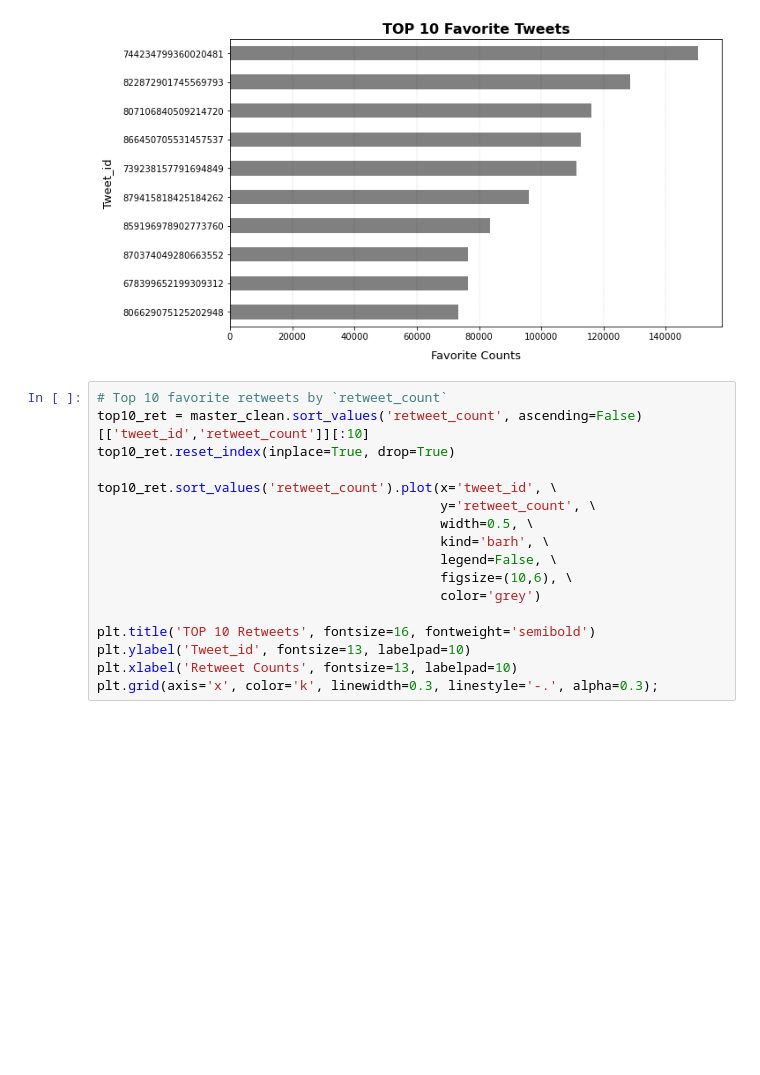
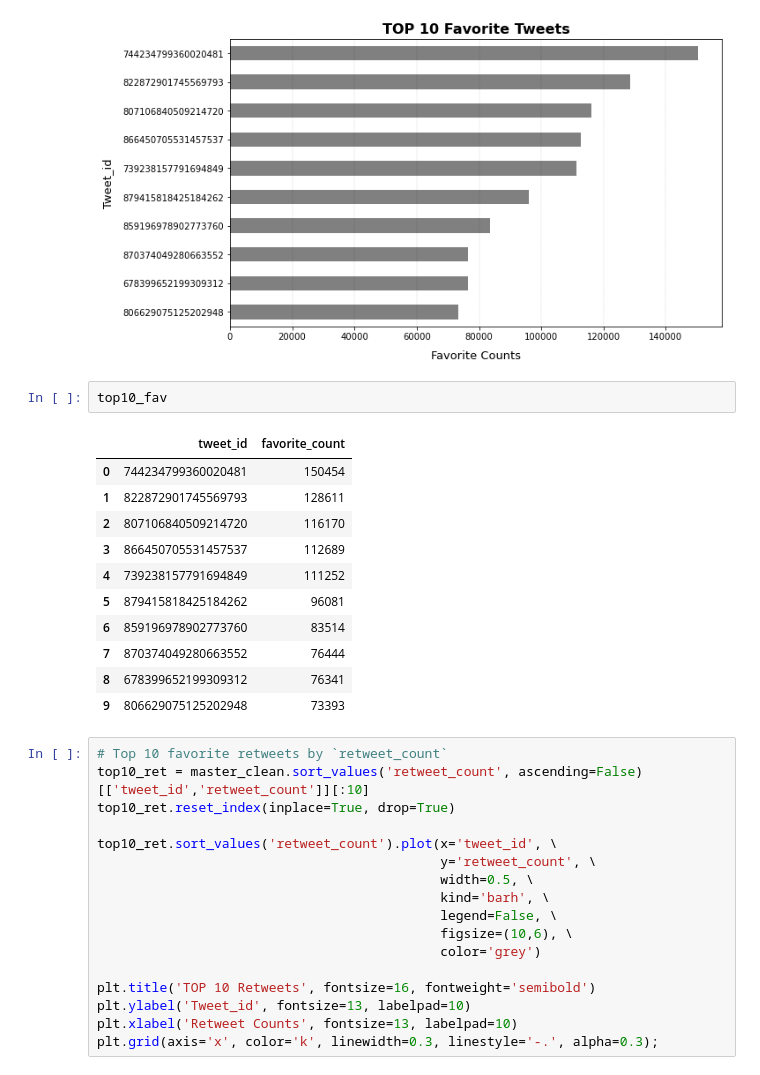
Before and after one commit to Alex-YuZ/Data-Wrangling-on-Twitter-Data, a Jupyter notebook: wrangle_act.ipynb, the cells around one changed output. Saved outputs shown, nothing was run; the diff lists cells and outputs as text; blank space fills up the shorter version.

```diff
--- a/wrangle_act.ipynb
+++ b/wrangle_act.ipynb
@@ -1085,6 +1085,20 @@ plt.xlabel('Favorite Counts', fontsize=13, labelpad=10)
 plt.grid(axis='x', color='k', linewidth=0.3, linestyle='-.', alpha=0.3);
 # %% [output]
 [figure]
+# %%
+top10_fav
+# %% [output]
+|  | tweet_id | favorite_count |
+| 0 | 744234799360020481 | 150454 |
+| 1 | 822872901745569793 | 128611 |
+| 2 | 807106840509214720 | 116170 |
+| 3 | 866450705531457537 | 112689 |
+| 4 | 739238157791694849 | 111252 |
+| 5 | 879415818425184262 | 96081 |
+| 6 | 859196978902773760 | 83514 |
+| 7 | 870374049280663552 | 76444 |
+| 8 | 678399652199309312 | 76341 |
+| 9 | 806629075125202948 | 73393 |
 # %%
 # Top 10 favorite retweets by `retweet_count`
 top10_ret = master_clean.sort_values('retweet_count', ascending=False)[['tweet_id','retweet_count']][:10]
```
Also changed, not shown: parts of 10 cells of this notebook, 11 other files.
